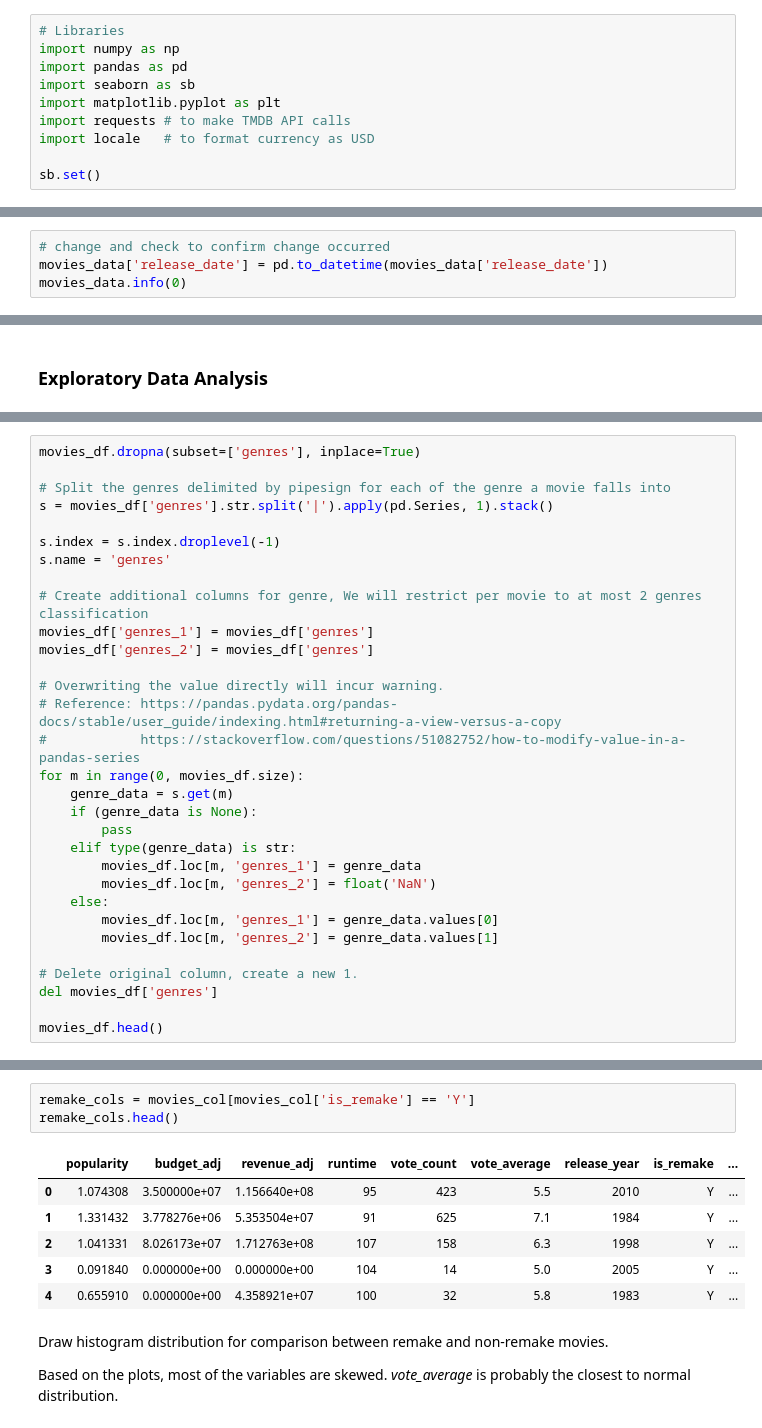
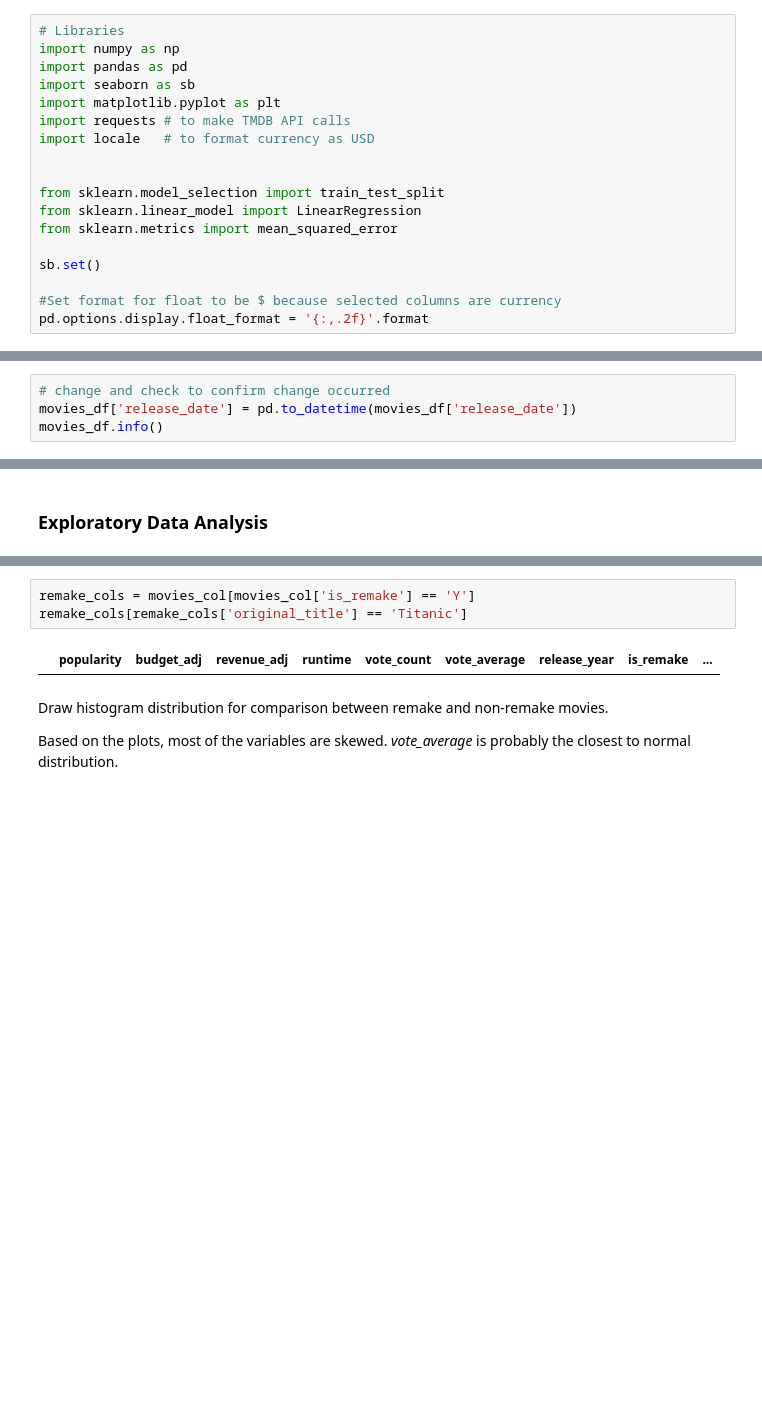
Before and after one commit to pohhjie/movie-analysis, a Jupyter notebook: movie-analysis_v1.ipynb, the cells around one changed output, grey strips where cells are left out. Saved outputs shown, nothing was run; the diff lists cells and outputs as text; blank space fills up the shorter version.

```diff
--- a/movie-analysis_v1.ipynb
+++ b/movie-analysis_v1.ipynb
@@ -18,7 +18,15 @@ import matplotlib.pyplot as plt
 import requests # to make TMDB API calls
 import locale   # to format currency as USD
 
+
+from sklearn.model_selection import train_test_split
+from sklearn.linear_model import LinearRegression
+from sklearn.metrics import mean_squared_error
+
 sb.set()
+
+#Set format for float to be $ because selected columns are currency
+pd.options.display.float_format = '{:,.2f}'.format
 # %% [markdown]
 ### Fetch data from TMDB with the API Key
 
@@ -269,7 +264,7 @@ sum(movies_data.duplicated())
 ### Change release_date to datetype
 # %%
 # change and check to confirm change occurred
-movies_data['release_date'] = pd.to_datetime(movies_data['release_date'])
-movies_data.info(0)
+movies_df['release_date'] = pd.to_datetime(movies_df['release_date'])
+movies_df.info()
 # %% [output]
 <class 'pandas.core.frame.DataFrame'>
@@ -338,31 +355,0 @@ memory usage: 2.1+ MB
-# %%
-movies_df.dropna(subset=['genres'], inplace=True)
-
-# Split the genres delimited by pipesign for each of the genre a movie falls into
-s = movies_df['genres'].str.split('|').apply(pd.Series, 1).stack()
-
-s.index = s.index.droplevel(-1)
-s.name = 'genres'
-
-# Create additional columns for genre, We will restrict per movie to at most 2 genres classification
-movies_df['genres_1'] = movies_df['genres']
-movies_df['genres_2'] = movies_df['genres']
-
-# Overwriting the value directly will incur warning.
-# Reference: https://pandas.pydata.org/pandas-docs/stable/user_guide/indexing.html#returning-a-view-versus-a-copy
-#            https://stackoverflow.com/questions/51082752/how-to-modify-value-in-a-pandas-series
-for m in range(0, movies_df.size):
-    genre_data = s.get(m)
-    if (genre_data is None):
-        pass
-    elif type(genre_data) is str:
-        movies_df.loc[m, 'genres_1'] = genre_data
-        movies_df.loc[m, 'genres_2'] = float('NaN')
-    else:
-        movies_df.loc[m, 'genres_1'] = genre_data.values[0]
-        movies_df.loc[m, 'genres_2'] = genre_data.values[1]
-
-# Delete original column, create a new 1.
-del movies_df['genres']
-
-movies_df.head()
@@ -396,13 +375,8 @@ non_remake_cols.head()
 # %%
 remake_cols = movies_col[movies_col['is_remake'] == 'Y']
-remake_cols.head()
+remake_cols[remake_cols['original_title'] == 'Titanic']
 # %% [output]
 |  | popularity | budget_adj | revenue_adj | runtime | vote_count | vote_average | release_year | is_remake | ... |
-| 0 | 1.074308 | 3.500000e+07 | 1.156640e+08 | 95 | 423 | 5.5 | 2010 | Y | ... |
-| 1 | 1.331432 | 3.778276e+06 | 5.353504e+07 | 91 | 625 | 7.1 | 1984 | Y | ... |
-| 2 | 1.041331 | 8.026173e+07 | 1.712763e+08 | 107 | 158 | 6.3 | 1998 | Y | ... |
-| 3 | 0.091840 | 0.000000e+00 | 0.000000e+00 | 104 | 14 | 5.0 | 2005 | Y | ... |
-| 4 | 0.655910 | 0.000000e+00 | 4.358921e+07 | 100 | 32 | 5.8 | 1983 | Y | ... |
 # %% [markdown]
 Draw histogram distribution for comparison between remake and non-remake movies.
 
```
Also changed, not shown: parts of 30 cells of this notebook, 1 other file.
